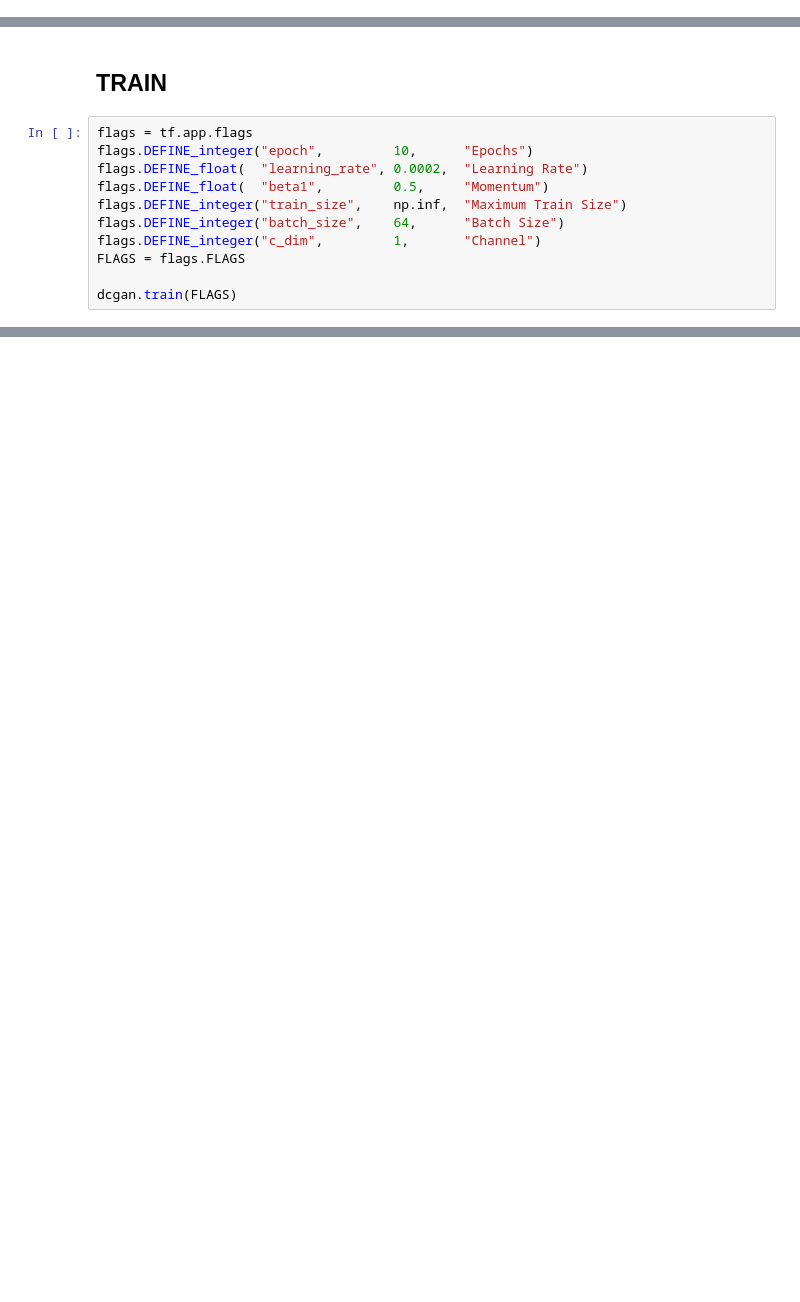
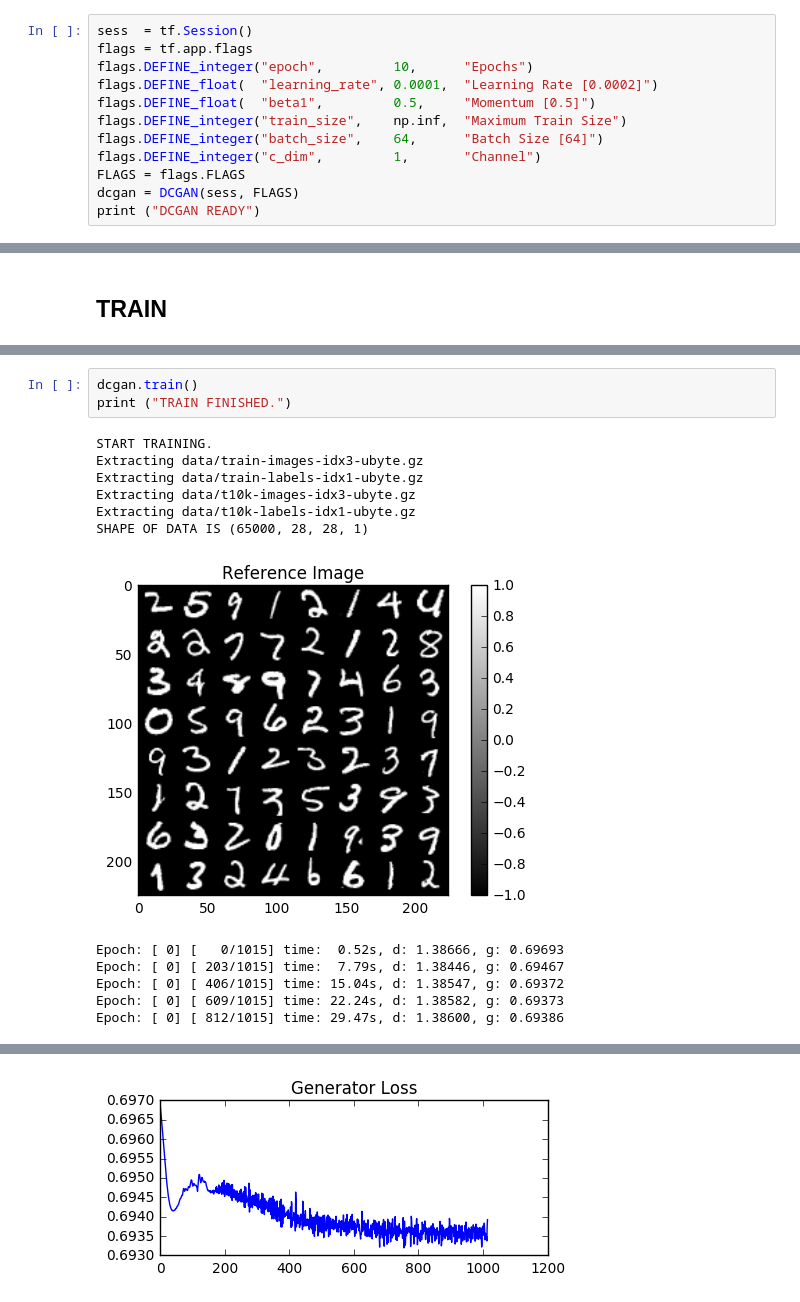
Before and after one commit to sjchoi86/advanced-tensorflow, a Jupyter notebook: dcgan/gan_mnist_slim.ipynb, the cells around one changed output, grey strips where cells are left out. Saved outputs shown, nothing was run; the diff lists cells and outputs as text; blank space fills up the shorter version.

Commit message:
dcgan

```diff
--- a/dcgan/gan_mnist_slim.ipynb
+++ b/dcgan/gan_mnist_slim.ipynb
@@ -192,0 +214,12 @@ DCGAN READY
+# %%
+sess  = tf.Session()
+flags = tf.app.flags
+flags.DEFINE_integer("epoch",         10,      "Epochs")
+flags.DEFINE_float(  "learning_rate", 0.0001,  "Learning Rate [0.0002]")
+flags.DEFINE_float(  "beta1",         0.5,     "Momentum [0.5]")
+flags.DEFINE_integer("train_size",    np.inf,  "Maximum Train Size")
+flags.DEFINE_integer("batch_size",    64,      "Batch Size [64]")
+flags.DEFINE_integer("c_dim",         1,       "Channel")
+FLAGS = flags.FLAGS
+dcgan = DCGAN(sess, FLAGS)
+print ("DCGAN READY")
@@ -193,13 +244,2 @@ DCGAN READY
 # %% [markdown]
 ## TRAIN
-# %%
-flags = tf.app.flags
-flags.DEFINE_integer("epoch",         10,      "Epochs")
-flags.DEFINE_float(  "learning_rate", 0.0002,  "Learning Rate")
-flags.DEFINE_float(  "beta1",         0.5,     "Momentum")
-flags.DEFINE_integer("train_size",    np.inf,  "Maximum Train Size")
-flags.DEFINE_integer("batch_size",    64,      "Batch Size")
-flags.DEFINE_integer("c_dim",         1,       "Channel")
-FLAGS = flags.FLAGS
-
-dcgan.train(FLAGS)
@@ -248,0 +246,16 @@ Epoch: [ 4] [1000/1015] time: 73.64s, d: 0.83588, g: 0.78320
+# %%
+dcgan.train()
+print ("TRAIN FINISHED.")
+# %% [output]
+START TRAINING.
+Extracting data/train-images-idx3-ubyte.gz
+Extracting data/train-labels-idx1-ubyte.gz
+Extracting data/t10k-images-idx3-ubyte.gz
+Extracting data/t10k-labels-idx1-ubyte.gz
+SHAPE OF DATA IS (65000, 28, 28, 1)
+[figure, added]
+Epoch: [ 0] [   0/1015] time:  0.52s, d: 1.38666, g: 0.69693
+Epoch: [ 0] [ 203/1015] time:  7.79s, d: 1.38446, g: 0.69467
+Epoch: [ 0] [ 406/1015] time: 15.04s, d: 1.38547, g: 0.69372
+Epoch: [ 0] [ 609/1015] time: 22.24s, d: 1.38582, g: 0.69373
+Epoch: [ 0] [ 812/1015] time: 29.47s, d: 1.38600, g: 0.69386
@@ -248,0 +263 @@ Epoch: [ 4] [1000/1015] time: 73.64s, d: 0.83588, g: 0.78320
+[figure, added]
```
Also changed, not shown: parts of 6 cells of this notebook.
